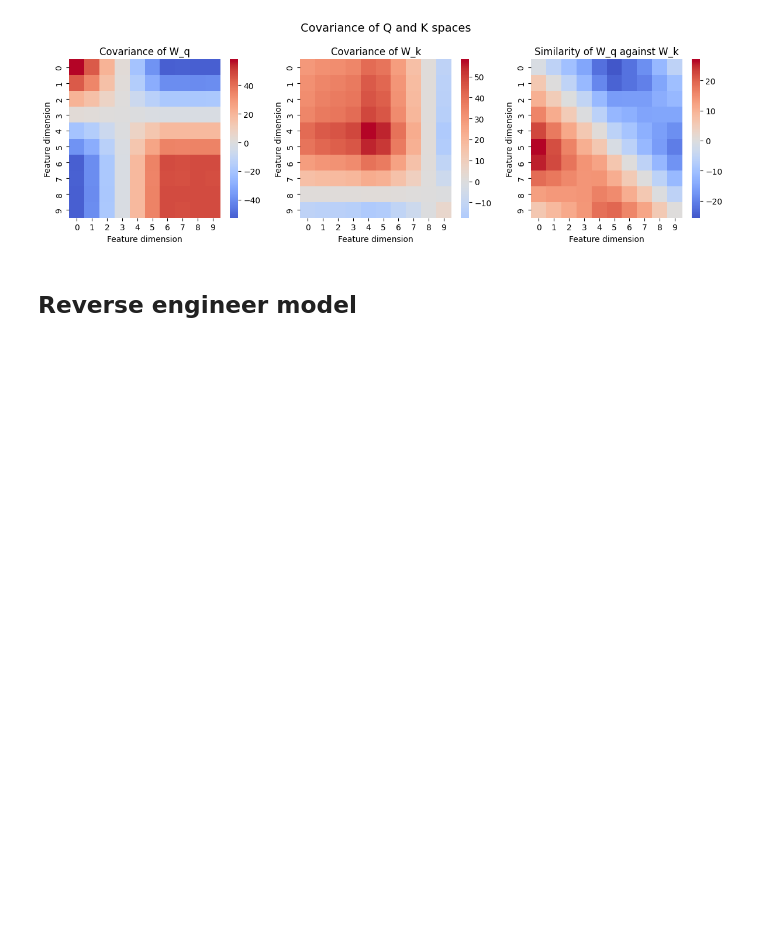
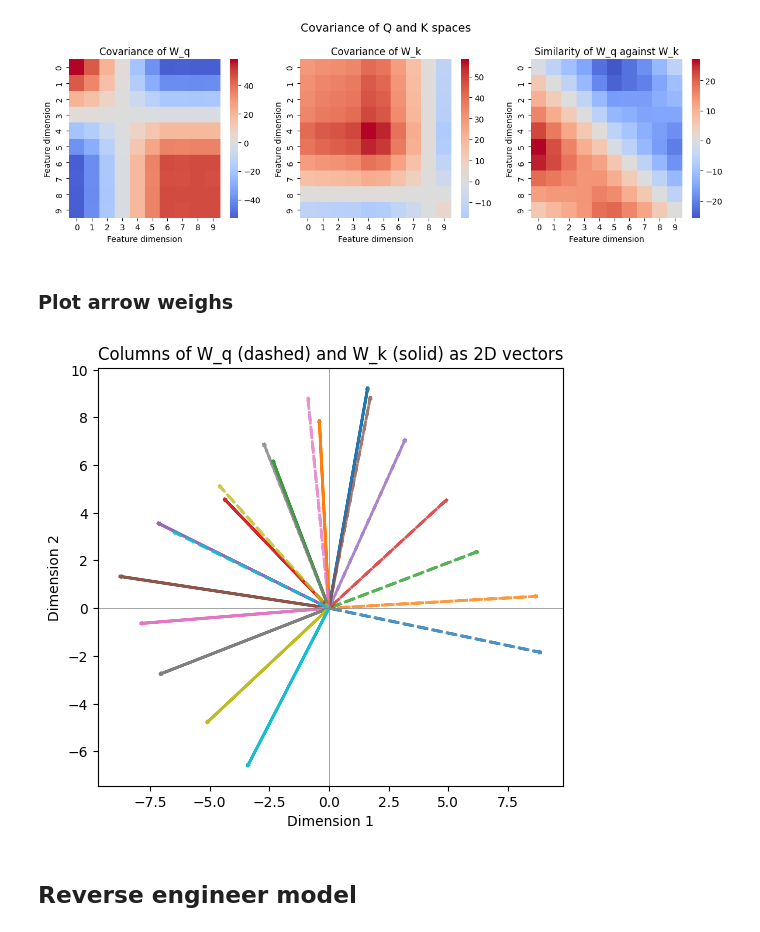
Before and after one commit to keith-murray/relational-attention, a Jupyter notebook: notebooks/ti_task/minimal_model.ipynb, the cells around one changed output. Cells and saved outputs as stored; diff of their text form; code cells hidden in the pictures; blank space fills up the shorter version.

Commit message:
[figure,notebook] vector weight plot for TI

```diff
--- a/notebooks/ti_task/minimal_model.ipynb
+++ b/notebooks/ti_task/minimal_model.ipynb
@@ -262,3 +263,5 @@ plt.tight_layout()
 plt.show()
 # %% [output]
 [figure]
+# %% [markdown]
+### Plot arrow weighs
@@ -265,3 +314,7 @@ plt.show()
+# %%
+plot_qk_columns_as_vectors(Q_weights, K_weights)
+# %% [output]
+[figure, added]
 # %% [markdown]
 ## Reverse engineer model
 # %%
```
Also changed, not shown: parts of 2 cells of this notebook.
